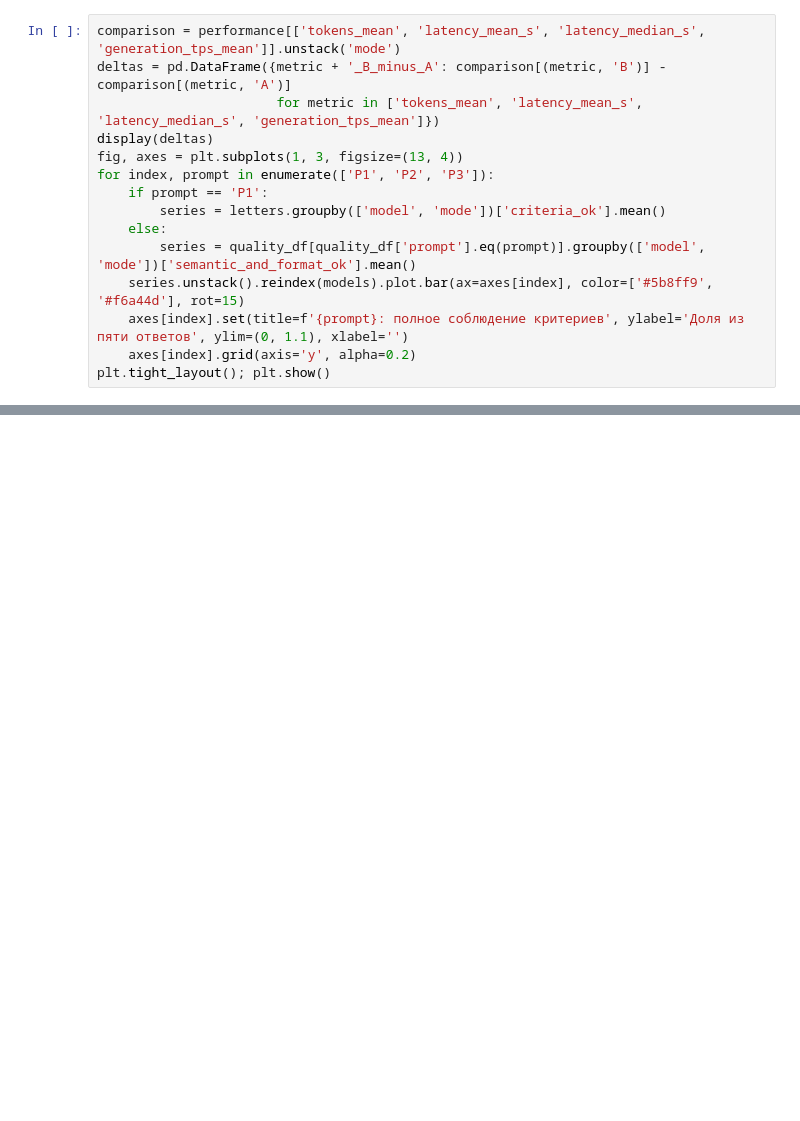
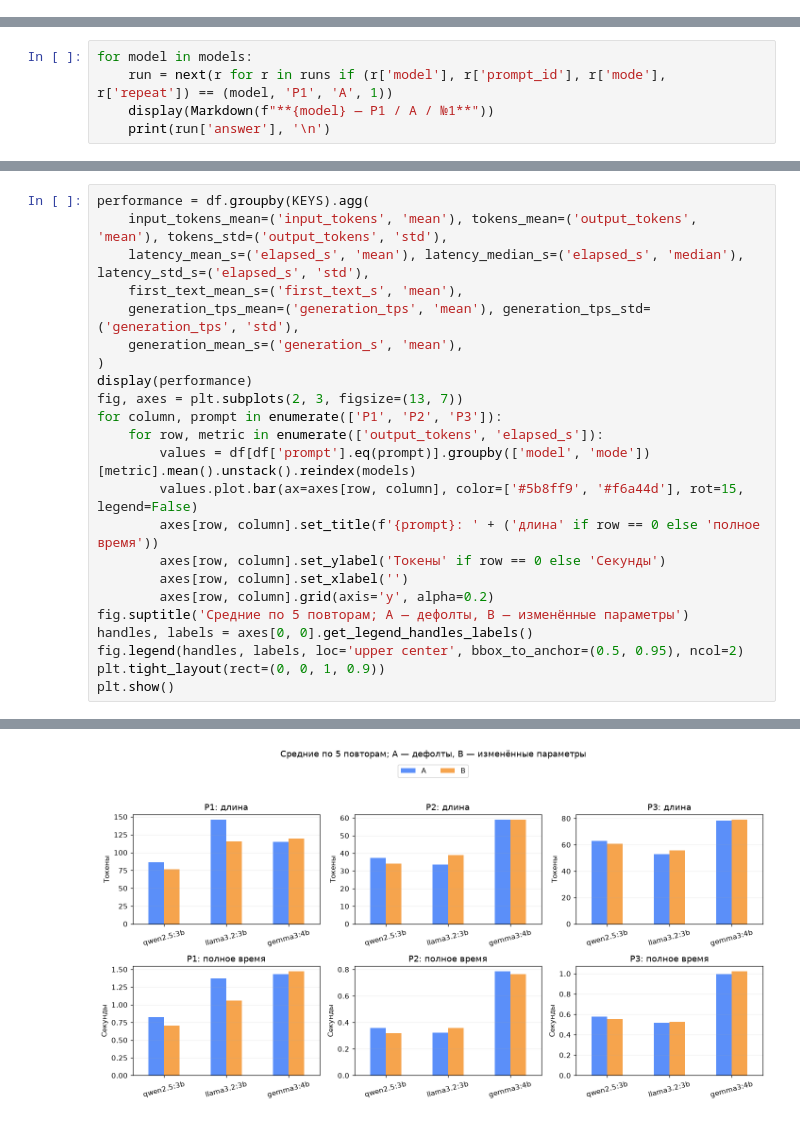
Before and after one commit to ChornyChay1/aa-kovalev, a Jupyter notebook: projects/aa-kovalev/lab1/source/analysis.ipynb, the cells around one changed output, grey strips where cells are left out. Drawn from its saved outputs; the diff is of its cells as text; blank space fills up the shorter version.

```diff
--- a/projects/aa-kovalev/lab1/source/analysis.ipynb
+++ b/projects/aa-kovalev/lab1/source/analysis.ipynb
@@ -543,15 +0,0 @@ qwen2.5:3b / P3 / A / #1
-# %%
-comparison = performance[['tokens_mean', 'latency_mean_s', 'latency_median_s', 'generation_tps_mean']].unstack('mode')
-deltas = pd.DataFrame({metric + '_B_minus_A': comparison[(metric, 'B')] - comparison[(metric, 'A')]
-                       for metric in ['tokens_mean', 'latency_mean_s', 'latency_median_s', 'generation_tps_mean']})
-display(deltas)
-fig, axes = plt.subplots(1, 3, figsize=(13, 4))
-for index, prompt in enumerate(['P1', 'P2', 'P3']):
-    if prompt == 'P1':
-        series = letters.groupby(['model', 'mode'])['criteria_ok'].mean()
-    else:
-        series = quality_df[quality_df['prompt'].eq(prompt)].groupby(['model', 'mode'])['semantic_and_format_ok'].mean()
-    series.unstack().reindex(models).plot.bar(ax=axes[index], color=['#5b8ff9', '#f6a44d'], rot=15)
-    axes[index].set(title=f'{prompt}: полное соблюдение критериев', ylabel='Доля из пяти ответов', ylim=(0, 1.1), xlabel='')
-    axes[index].grid(axis='y', alpha=0.2)
-plt.tight_layout(); plt.show()
@@ -601,0 +44,5 @@ plt.tight_layout(); plt.show()
+# %%
+for model in models:
+    run = next(r for r in runs if (r['model'], r['prompt_id'], r['mode'], r['repeat']) == (model, 'P1', 'A', 1))
+    display(Markdown(f"**{model} — P1 / A / №1**"))
+    print(run['answer'], '\n')
@@ -601,0 +132,24 @@ plt.tight_layout(); plt.show()
+# %%
+performance = df.groupby(KEYS).agg(
+    input_tokens_mean=('input_tokens', 'mean'), tokens_mean=('output_tokens', 'mean'), tokens_std=('output_tokens', 'std'),
+    latency_mean_s=('elapsed_s', 'mean'), latency_median_s=('elapsed_s', 'median'), latency_std_s=('elapsed_s', 'std'),
+    first_text_mean_s=('first_text_s', 'mean'),
+    generation_tps_mean=('generation_tps', 'mean'), generation_tps_std=('generation_tps', 'std'),
+    generation_mean_s=('generation_s', 'mean'),
+)
+display(performance)
+fig, axes = plt.subplots(2, 3, figsize=(13, 7))
+for column, prompt in enumerate(['P1', 'P2', 'P3']):
+    for row, metric in enumerate(['output_tokens', 'elapsed_s']):
+        values = df[df['prompt'].eq(prompt)].groupby(['model', 'mode'])[metric].mean().unstack().reindex(models)
+        values.plot.bar(ax=axes[row, column], color=['#5b8ff9', '#f6a44d'], rot=15, legend=False)
+        axes[row, column].set_title(f'{prompt}: ' + ('длина' if row == 0 else 'полное время'))
+        axes[row, column].set_ylabel('Токены' if row == 0 else 'Секунды')
+        axes[row, column].set_xlabel('')
+        axes[row, column].grid(axis='y', alpha=0.2)
+fig.suptitle('Средние по 5 повторам; A — дефолты, B — изменённые параметры')
+handles, labels = axes[0, 0].get_legend_handles_labels()
+fig.legend(handles, labels, loc='upper center', bbox_to_anchor=(0.5, 0.95), ncol=2)
+plt.tight_layout(rect=(0, 0, 1, 0.9))
+plt.show()
+# %% [output]
@@ -601,0 +174 @@ plt.tight_layout(); plt.show()
+[figure, added]
```
Also changed, not shown: parts of 38 cells of this notebook, 6 other files.
